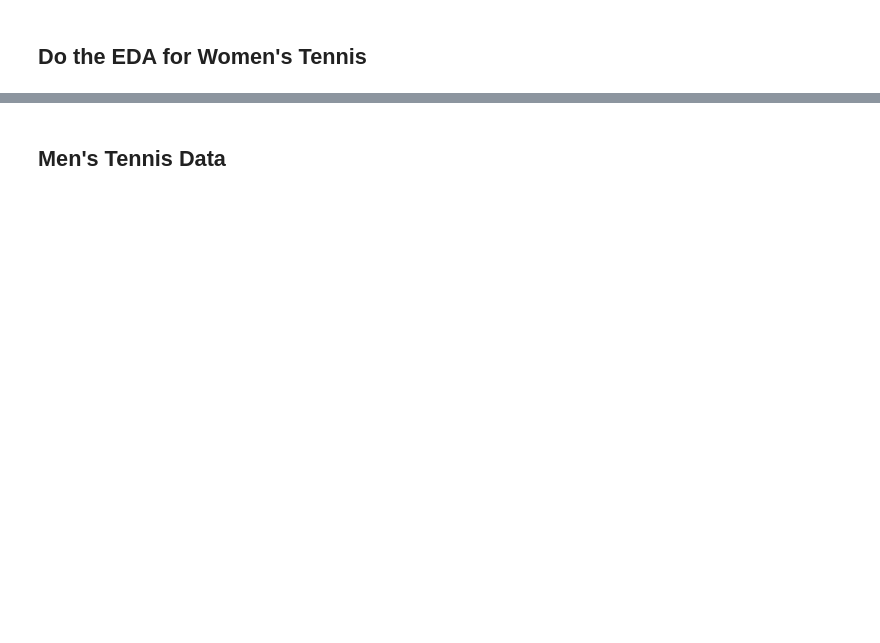
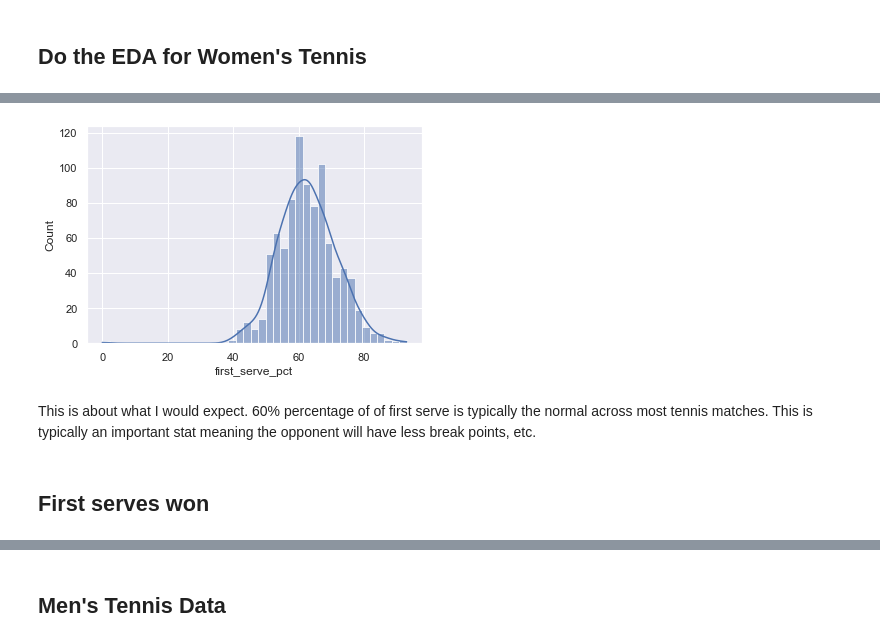
Before and after one commit to zacmcnulty123/reasoning_under_uncertainty, a Jupyter notebook: Project/Tennis.ipynb, the cells around one changed output, grey strips where cells are left out. Drawn from its saved outputs; the diff is of its cells as text; code cells hidden in the pictures; blank space fills up the shorter version.

```diff
--- a/Project/Tennis.ipynb
+++ b/Project/Tennis.ipynb
@@ -424,0 +402,4 @@ del w_tennis["Result"]
+# %%
+column_names = ['final_games_won', 'first_serve_pct', 'first_serves_won', 'second_serve_pct', 'second_serve_won', 'aces', 'double_faults', 'winners', 'unforced_error', 'break_points', 'break_point_won', 'net_points_attempted', 'net_points_won', 'total_points_won', 'won_set_1', 'won_set_2', 'won_set_3']
+w_tennis.columns = column_names
+w_tennis.columns
@@ -424,0 +427,10 @@ del w_tennis["Result"]
+# %%
+sns.set_theme()
+# %%
+ax = sns.histplot(w_tennis['first_serve_pct'], kde=True)
+# %% [output]
+[figure, added]
+# %% [markdown]
+This is about what I would expect. 60% percentage of of first serve is typically the normal across most tennis matches. This is typically an important stat meaning the opponent will have less break points, etc.
+# %% [markdown]
+## First serves won
```
Also changed, not shown: parts of 167 cells of this notebook, 1 other file.
